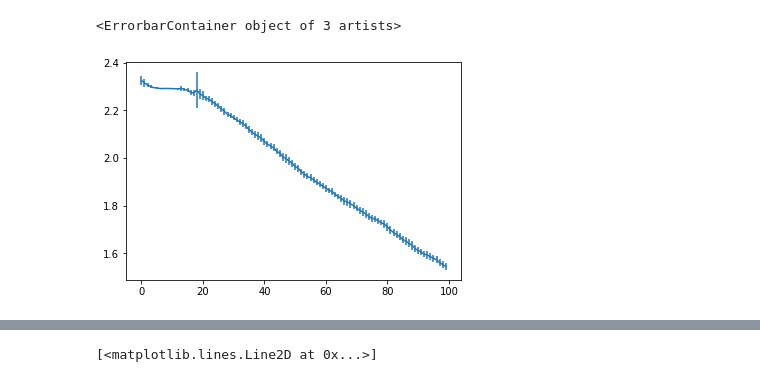
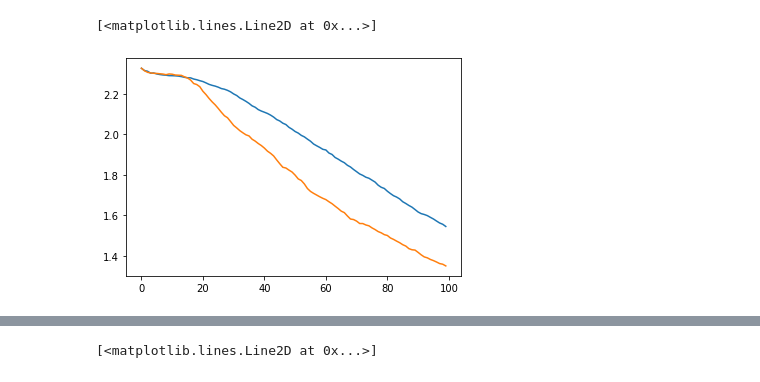
Before and after one commit to akarshkumar0101/evolved-neuroevolution, a Jupyter notebook: ne_experiment.ipynb, the cells around one changed output, grey strips where cells are left out. Cells and saved outputs as stored; diff of their text form; code cells hidden in the pictures.

```diff
--- a/ne_experiment.ipynb
+++ b/ne_experiment.ipynb
@@ -47,7 +47,7 @@ class Neuroevolution(ga.SimpleGA):
     def calc_crossover(self, xs1, xs2):
         return [a.crossover(b) for a,b in zip(xs1, xs2)]
 # %%
-seed = 70
+seed = 400
 n_gens = 100
 
 torch.manual_seed(seed); np.random.seed(seed)
@@ -57,10 +57,11 @@ breeder_class = models_breed.UniformBreeder
 # breeder_class = partial(models_breed.ConvRSBProbBreeder, breeder_init_zeros=True)
 breeder = breeder_class().to(device)
 mutator_class = partial(models_mutate.AGMutator, eps=1e-2, adaptive_eps=False)
+# mutator_class = partial(models_mutate.AGMutator, eps=1e-2, adaptive_eps=True)
 mutator = mutator_class().to(device)
-# ne = Neuroevolution()
-# ne.run_evolution(n_gens, calc_fitdata_fn=partial(task.calc_pop_fitness, n_samples=500, device=device), tqdm=tqdm)
-# ne_base = ne
+ne = Neuroevolution()
+ne.run_evolution(n_gens, calc_fitdata_fn=partial(task.calc_pop_fitness, n_samples=500, device=device), tqdm=tqdm)
+ne_base = ne
 
 torch.manual_seed(seed); np.random.seed(seed)
 pheno_class = models_pheno.SmallNet
@@ -68,19 +69,17 @@ pheno = pheno_class().to(device)
 breeder_class = models_breed.UniformBreeder
 # breeder_class = partial(models_breed.ConvRSBProbBreeder, breeder_init_zeros=True)
 breeder = breeder_class().to(device)
-mutator_class = partial(models_mutate.AGMutator, eps=1e-2, adaptive_eps=False)
+# mutator_class = partial(models_mutate.AGMutator, eps=1e-2, adaptive_eps=False)
 # mutator_class = partial(models_mutate.AGMutator, eps=1e-2, shape=[130], adaptive_eps=True)
-# mutator_class = partial(models_mutate.AGMutator, eps=1e-2, adaptive_eps=True)
+mutator_class = partial(models_mutate.AGMutator, eps=1e-2, adaptive_eps=True)
 # mutator_class = partial(models_mutate.ConvMutator)
 mutator = mutator_class().to(device)
 ne = Neuroevolution()
 ne.run_evolution(n_gens, calc_fitdata_fn=partial(task.calc_pop_fitness, n_samples=500, device=device), tqdm=tqdm)
 ne_ae = ne
 # %%
-# plt.plot(ne.fitdata.mean(axis=-1)['loss'])
-# plt.plot(ne_ae.fitdata.mean(axis=-1)['loss'])
-plt.errorbar(x=np.arange(ne.gen_idx), y=ne.fitdata.mean(axis=-1)['loss'],
-             yerr=ne.fitdata.std(axis=-1)['loss'])
+plt.plot(ne_base.fitdata.mean(axis=-1)['loss'])
+plt.plot(ne_ae.fitdata.mean(axis=-1)['loss'])
 # %% [output]
-<ErrorbarContainer object of 3 artists>
+[<matplotlib.lines.Line2D at 0x...>]
-[figure, old version]
+[figure, new version]
```
Also changed, not shown: parts of 9 cells of this notebook, 7 other files.
